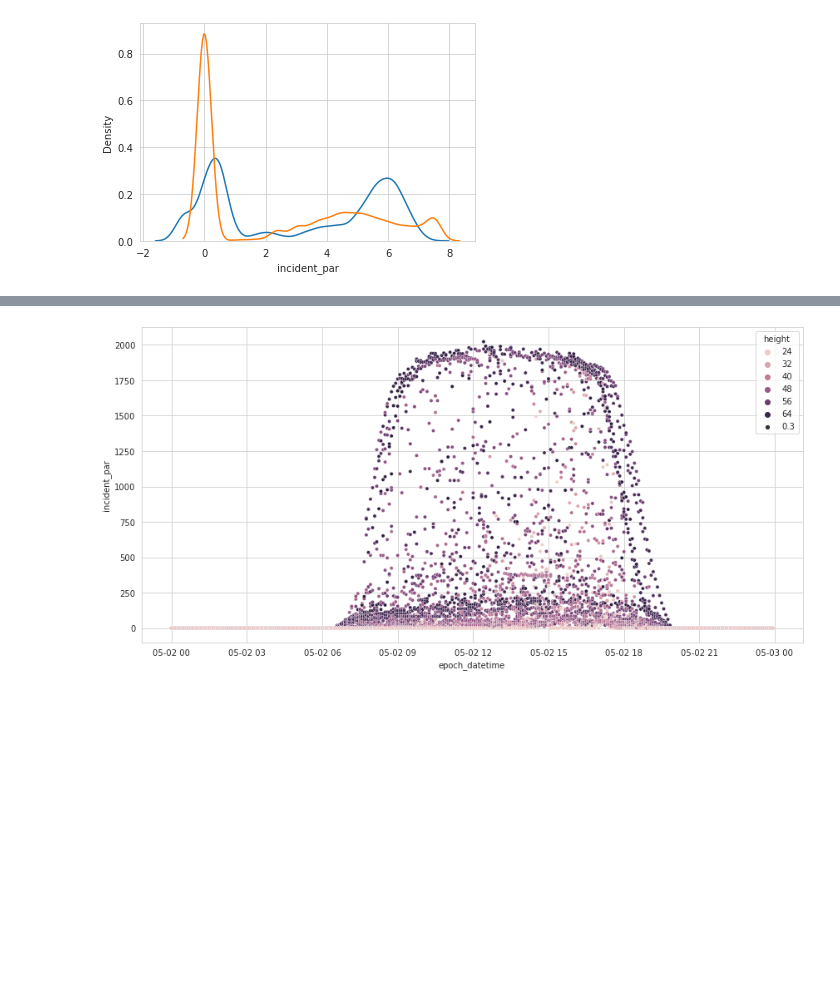
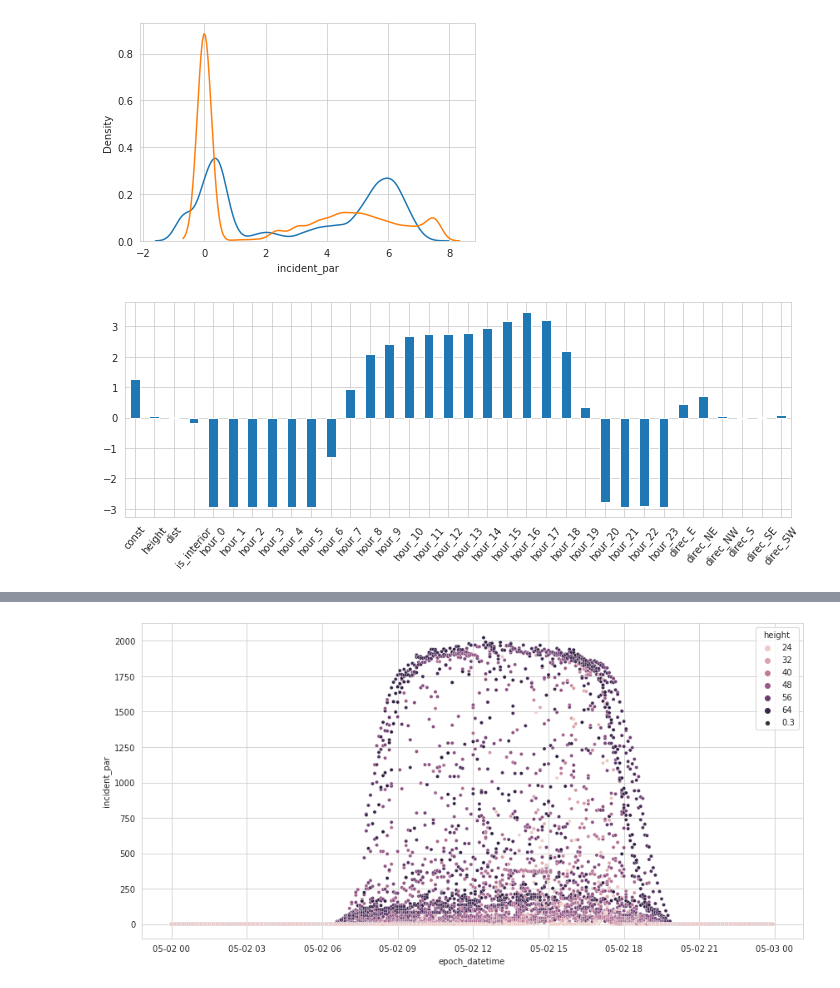
Before and after one commit to WHITSNAK/sta521_proj1, a Jupyter notebook: ryan_eda.ipynb, the cells around one changed output, grey strips where cells are left out. Drawn from its saved outputs; the diff is of its cells as text; code cells hidden in the pictures; blank space fills up the shorter version.

```diff
--- a/ryan_eda.ipynb
+++ b/ryan_eda.ipynb
@@ -146,6 +146,16 @@ sns.kdeplot(np.log(y))
 # %% [output]
 <AxesSubplot:xlabel='incident_par', ylabel='Density'>
 [figure]
+# %%
+fig, ax = plt.subplots(figsize=(10, 4))
+
+res.params.plot(kind='bar', ax=ax)
+ax.set_xticklabels(ax.get_xticklabels(), rotation=50)
+
+fig.tight_layout()
+fig.show()
+# %% [output]
+[figure, added]
 # %%
 res.summary()
 # %% [output]
```
Also changed, not shown: parts of 1 cell of this notebook, 1 other file.
